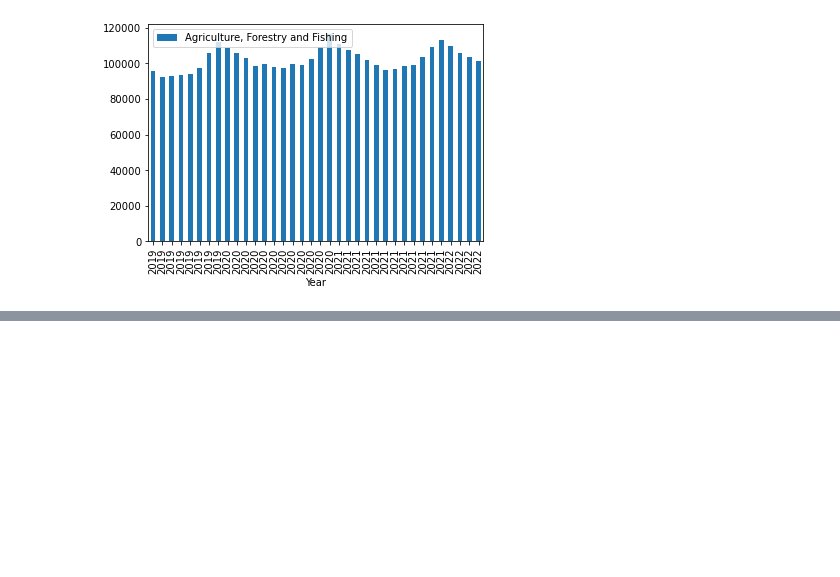
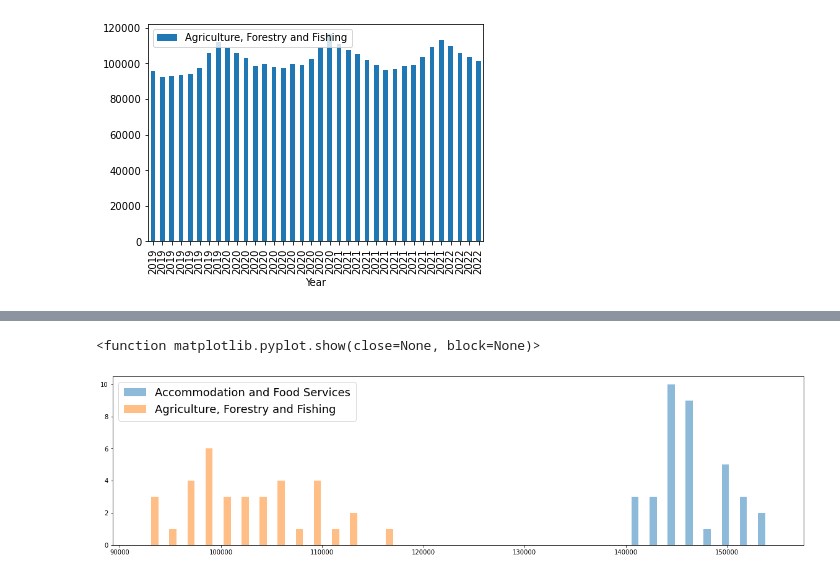
Before and after one commit to rachnanathan/new-project, a Jupyter notebook: Project 1.ipynb, the cells around one changed output, grey strips where cells are left out. Saved outputs shown, nothing was run; the diff lists cells and outputs as text; code cells hidden in the pictures; blank space fills up the shorter version.

```diff
--- a/Project 1.ipynb
+++ b/Project 1.ipynb
@@ -236,0 +292,11 @@ df4.plot(kind='bar',x='Year',y='Agriculture, Forestry and Fishing')
+# %%
+x1= df4['Accommodation and Food Services']
+x2= df4['Agriculture, Forestry and Fishing']
+# %%
+plt.figure(figsize = (20 , 5))
+plt.hist([x1,x2], label =['Accommodation and Food Services', 'Agriculture, Forestry and Fishing'], bins = 35 , alpha = 0.5)
+plt.legend(borderpad=0.5, fontsize=18)
+plt.show
+# %% [output]
+<function matplotlib.pyplot.show(close=None, block=None)>
+[figure, added]
```
Also changed, not shown: parts of 19 cells of this notebook.
